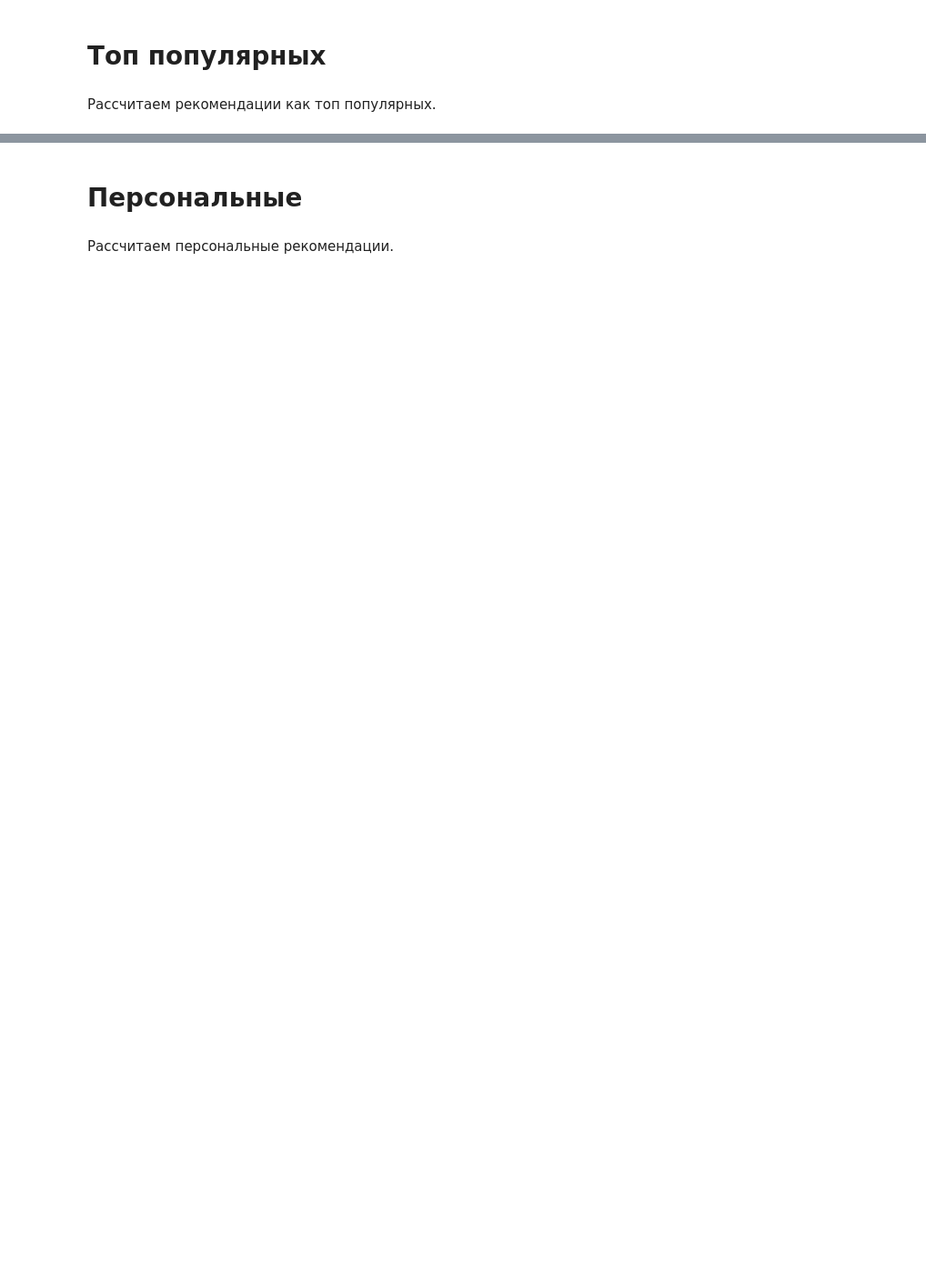
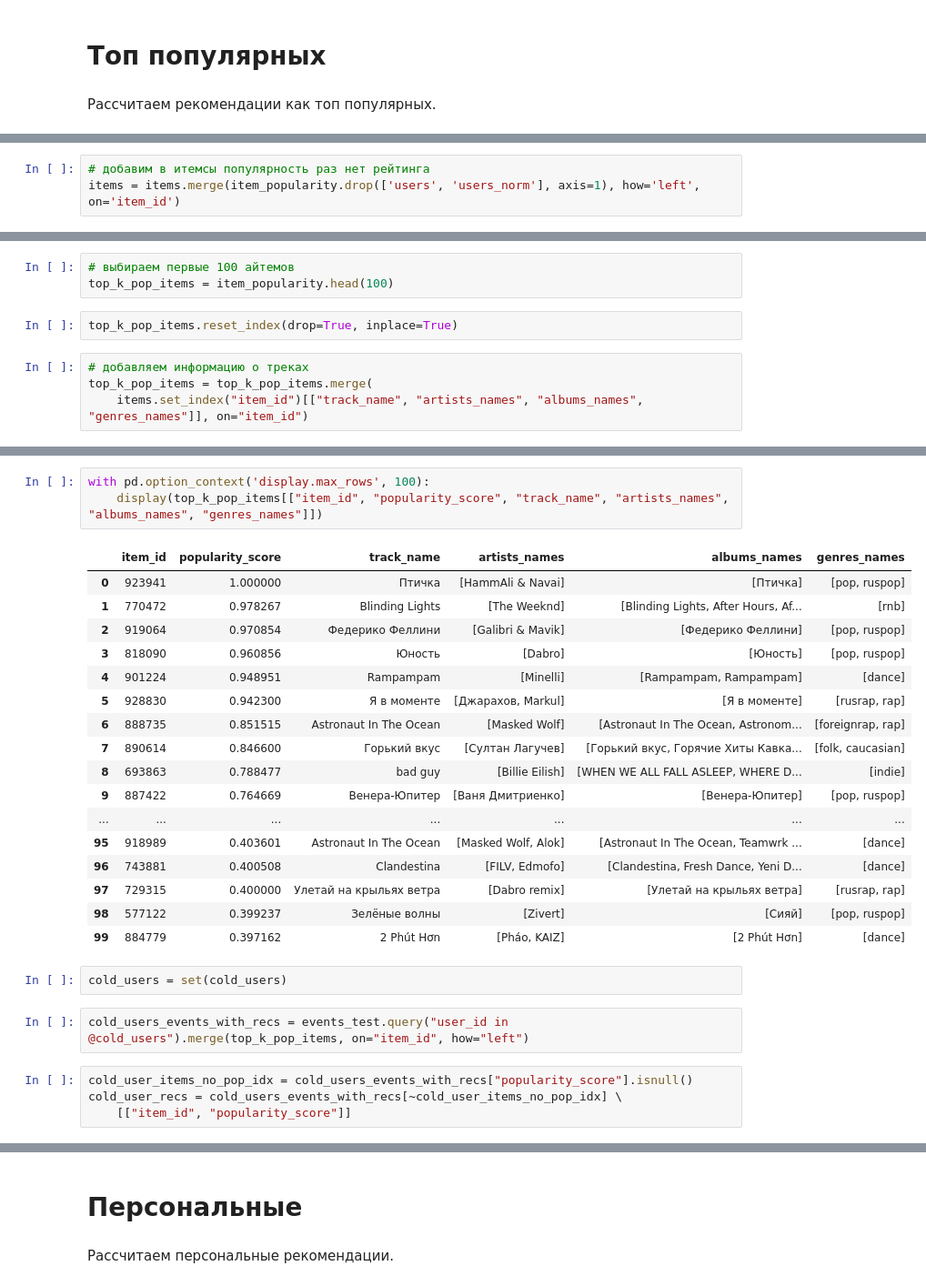
Before and after one commit to Jonzzi/mle-project-sprint-4-v001, a Jupyter notebook: recommendations.ipynb, the cells around one changed output, grey strips where cells are left out. Shown: that part at 91% size. Saved outputs shown, nothing was run; the diff lists cells and outputs as text; blank space fills up the shorter version.

```diff
--- a/recommendations.ipynb
+++ b/recommendations.ipynb
@@ -478,0 +865,3 @@ print('Отсутствует жанры с идентификаторами:',
+# %%
+# добавим в итемсы популярность раз нет рейтинга
+items = items.merge(item_popularity.drop(['users', 'users_norm'], axis=1), how='left', on='item_id')
@@ -478,0 +887,9 @@ print('Отсутствует жанры с идентификаторами:',
+# %%
+# выбираем первые 100 айтемов
+top_k_pop_items = item_popularity.head(100)
+# %%
+top_k_pop_items.reset_index(drop=True, inplace=True)
+# %%
+# добавляем информацию о треках
+top_k_pop_items = top_k_pop_items.merge(
+    items.set_index("item_id")[["track_name", "artists_names", "albums_names", "genres_names"]], on="item_id")
@@ -478,0 +908,29 @@ print('Отсутствует жанры с идентификаторами:',
+# %%
+with pd.option_context('display.max_rows', 100):
+    display(top_k_pop_items[["item_id", "popularity_score", "track_name", "artists_names", "albums_names", "genres_names"]])
+# %% [output]
+|  | item_id | popularity_score | track_name | artists_names | albums_names | genres_names |
+| 0 | 923941 | 1.000000 | Птичка | [HammAli & Navai] | [Птичка] | [pop, ruspop] |
+| 1 | 770472 | 0.978267 | Blinding Lights | [The Weeknd] | [Blinding Lights, After Hours, Af... | [rnb] |
+| 2 | 919064 | 0.970854 | Федерико Феллини | [Galibri & Mavik] | [Федерико Феллини] | [pop, ruspop] |
+| 3 | 818090 | 0.960856 | Юность | [Dabro] | [Юность] | [pop, ruspop] |
+| 4 | 901224 | 0.948951 | Rampampam | [Minelli] | [Rampampam, Rampampam] | [dance] |
+| 5 | 928830 | 0.942300 | Я в моменте | [Джарахов, Markul] | [Я в моменте] | [rusrap, rap] |
+| 6 | 888735 | 0.851515 | Astronaut In The Ocean | [Masked Wolf] | [Astronaut In The Ocean, Astronom... | [foreignrap, rap] |
+| 7 | 890614 | 0.846600 | Горький вкус | [Султан Лагучев] | [Горький вкус, Горячие Хиты Кавка... | [folk, caucasian] |
+| 8 | 693863 | 0.788477 | bad guy | [Billie Eilish] | [WHEN WE ALL FALL ASLEEP, WHERE D... | [indie] |
+| 9 | 887422 | 0.764669 | Венера-Юпитер | [Ваня Дмитриенко] | [Венера-Юпитер] | [pop, ruspop] |
+| ... | ... | ... | ... | ... | ... | ... |
+| 95 | 918989 | 0.403601 | Astronaut In The Ocean | [Masked Wolf, Alok] | [Astronaut In The Ocean, Teamwrk ... | [dance] |
+| 96 | 743881 | 0.400508 | Clandestina | [FILV, Edmofo] | [Clandestina, Fresh Dance, Yeni D... | [dance] |
+| 97 | 729315 | 0.400000 | Улетай на крыльях ветра | [Dabro remix] | [Улетай на крыльях ветра] | [rusrap, rap] |
+| 98 | 577122 | 0.399237 | Зелёные волны | [Zivert] | [Сияй] | [pop, ruspop] |
+| 99 | 884779 | 0.397162 | 2 Phút Hơn | [Pháo, KAIZ] | [2 Phút Hơn] | [dance] |
+# %%
+cold_users = set(cold_users)
+# %%
+cold_users_events_with_recs = events_test.query("user_id in @cold_users").merge(top_k_pop_items, on="item_id", how="left")
+# %%
+cold_user_items_no_pop_idx = cold_users_events_with_recs["popularity_score"].isnull()
+cold_user_recs = cold_users_events_with_recs[~cold_user_items_no_pop_idx] \
+    [["item_id", "popularity_score"]]
```
Also changed, not shown: parts of 121 cells of this notebook.
